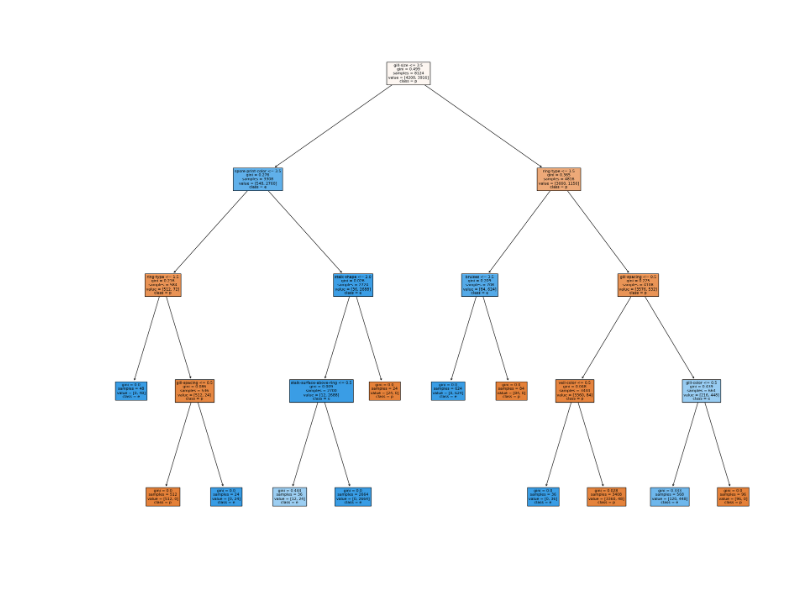
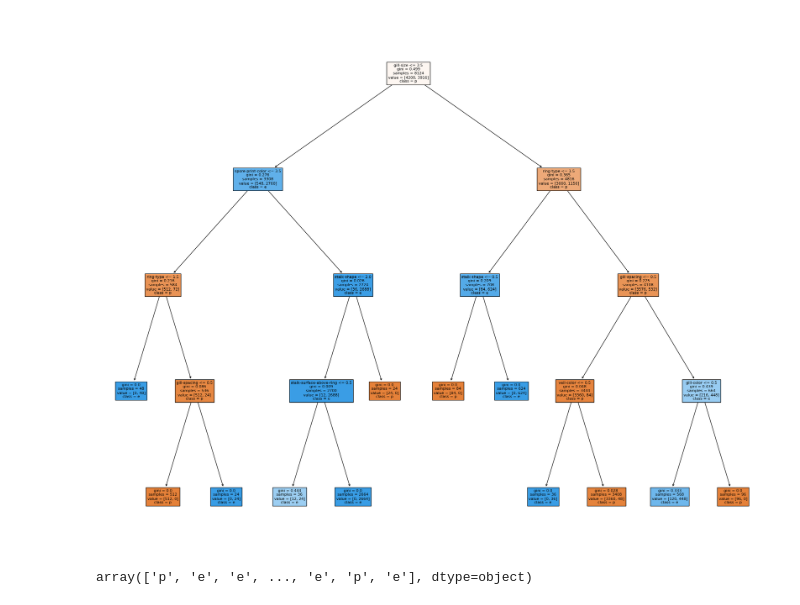
Before and after one commit to anbit192/coding-adventure, a Jupyter notebook: algorithm/decisiontree/classify/mushroom_plot.ipynb, the cells around one changed output. Drawn from its saved outputs; the diff is of its cells as text; code cells hidden in the pictures.

```diff
--- a/algorithm/decisiontree/classify/mushroom_plot.ipynb
+++ b/algorithm/decisiontree/classify/mushroom_plot.ipynb
@@ -15,16 +15,21 @@ for feature in data:
     if (feature != "class"):
         data[feature] = encoder.fit_transform(data[feature])
 
-x = data.loc[:, data.columns != "class"].to_numpy()
-y = data.iloc[:, 0].to_numpy()
+x = data.loc[:, data.columns != "class"]
+y = data.iloc[:, 0]
+class_names = y.unique().astype('str')
 # %%
 clf_tree = DecisionTreeClassifier(criterion="gini", max_depth = 4, min_samples_split = 10, min_samples_leaf = 5)
 model = clf_tree.fit(x, y)
 
 model
 
 fig = plt.figure(figsize = (25,20))
-_ = tree.plot_tree(clf_tree, feature_names = name_cols, class_names=y, filled=True)
+_ = tree.plot_tree(clf_tree, feature_names = name_cols, class_names=class_names, filled=True)
 fig.savefig("mushrooms_classify.png")
 # %% [output]
-[figure, old version]
+[figure, new version]
+# %%
+y
+# %% [output]
+array(['p', 'e', 'e', ..., 'e', 'p', 'e'], dtype=object)
```
Also changed, not shown: 10 other files.
